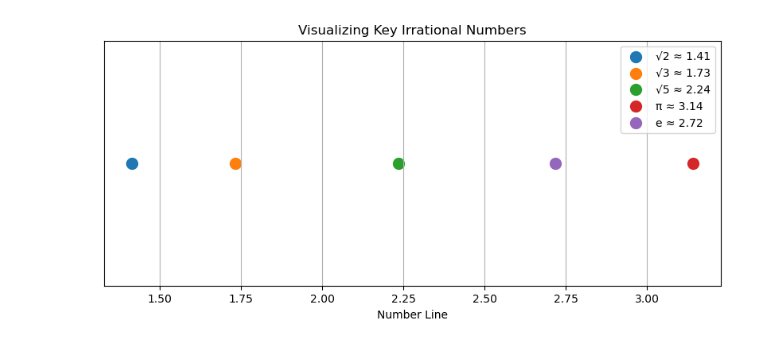
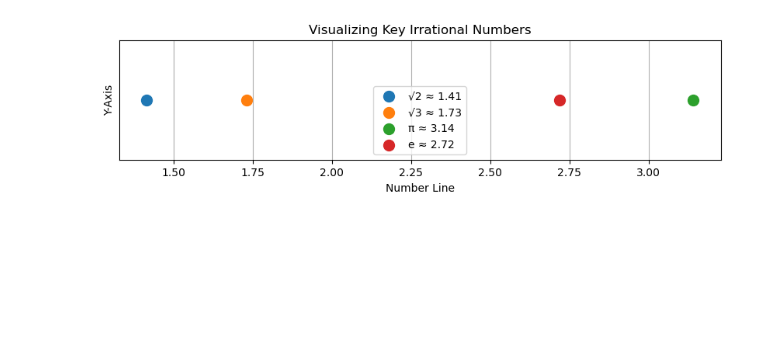
Before and after one commit to jagdevsinghdosanjh/MathDataExploration, a Jupyter notebook: anaconda_projects/db/SecondExploration.ipynb, the cells around one changed output. Cells and saved outputs as stored; diff of their text form; code cells hidden in the pictures; blank space fills up the shorter version.

```diff
--- a/anaconda_projects/db/SecondExploration.ipynb
+++ b/anaconda_projects/db/SecondExploration.ipynb
@@ -1,24 +1,24 @@
 # %%
 import numpy as np
 import matplotlib.pyplot as plt
 
 irrational_values = {
     "√2": np.sqrt(2),
     "√3": np.sqrt(3),
-    "√5": np.sqrt(5),
     "π": np.pi,
     "e": np.e
 }
 
-plt.figure(figsize=(10, 4))
+plt.figure(figsize=(10, 2))
 for i, (label, value) in enumerate(irrational_values.items()):
     plt.scatter(value, 1, label=f"{label} ≈ {value:.2f}", s=100)
 
 plt.xlabel("Number Line")
+plt.ylabel("Y-Axis")
 plt.yticks([])
 plt.title("Visualizing Key Irrational Numbers")
 plt.legend()
 plt.grid()
 plt.show()
 # %% [output]
-[figure, old version]
+[figure, new version]
```
Also changed, not shown: 4 other files.
